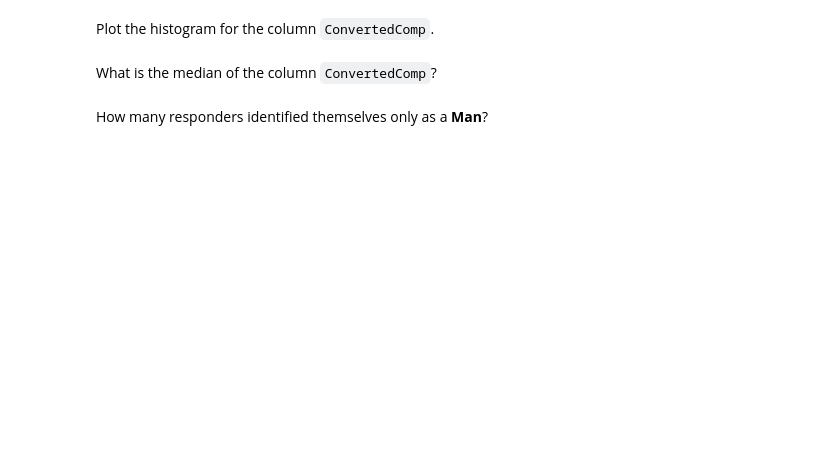
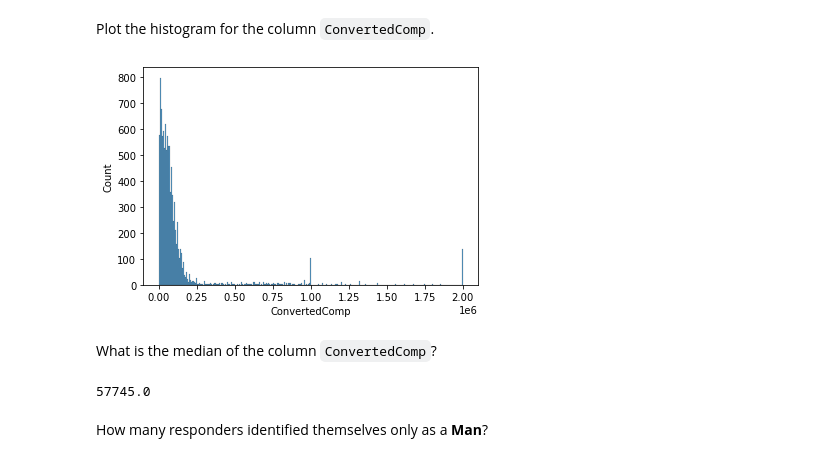
Before and after one commit to sonpn82/IBM-Data-analyst-capstone-project, a Jupyter notebook: M3ExploratoryDataAnalysis-lab.ipynb, the cells around one changed output. Cells and saved outputs as stored; diff of their text form; code cells hidden in the pictures; blank space fills up the shorter version.

```diff
--- a/M3ExploratoryDataAnalysis-lab.ipynb
+++ b/M3ExploratoryDataAnalysis-lab.ipynb
@@ -51,10 +55,16 @@ Plot the distribution curve for the column `ConvertedComp`.
 Plot the histogram for the column `ConvertedComp`.
 # %%
 # your code goes here
+ax = sns.histplot(df['ConvertedComp'])
+# %% [output]
+[figure, added]
 # %% [markdown]
 What is the median of the column `ConvertedComp`?
 # %%
 # your code goes here
+df['ConvertedComp'].median()
+# %% [output]
+57745.0
 # %% [markdown]
 How many responders identified themselves only as a **Man**?
 # %%
```
Also changed, not shown: parts of 17 cells of this notebook, 1 other file.
